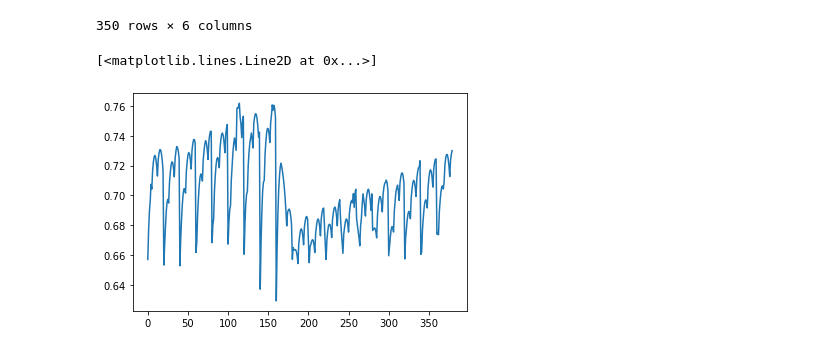
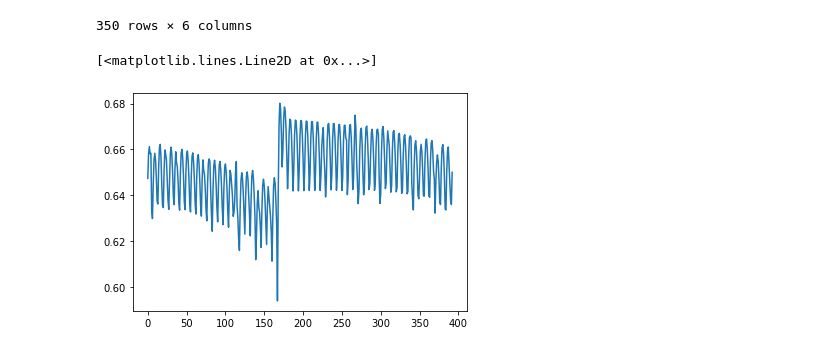
Before and after one commit to googleinterns/hierarchicalforecasting, a Jupyter notebook: notebooks/favorita_analysis.ipynb, the cells around one changed output. Drawn from its saved outputs; the diff is of its cells as text; code cells hidden in the pictures.

```diff
--- a/notebooks/favorita_analysis.ipynb
+++ b/notebooks/favorita_analysis.ipynb
@@ -66,7 +66,7 @@ feats
 # %%
 with open('../data/favorita/alternate_ts.pkl', 'rb') as fin:
     ts_data = pickle.load(fin)
-plt.plot(ts_data[20:,50])
+plt.plot(ts_data[20:,52])
 # %% [output]
 [<matplotlib.lines.Line2D at 0x...>]
-[figure, old version]
+[figure, new version]
```
Also changed, not shown: 8 other files.
